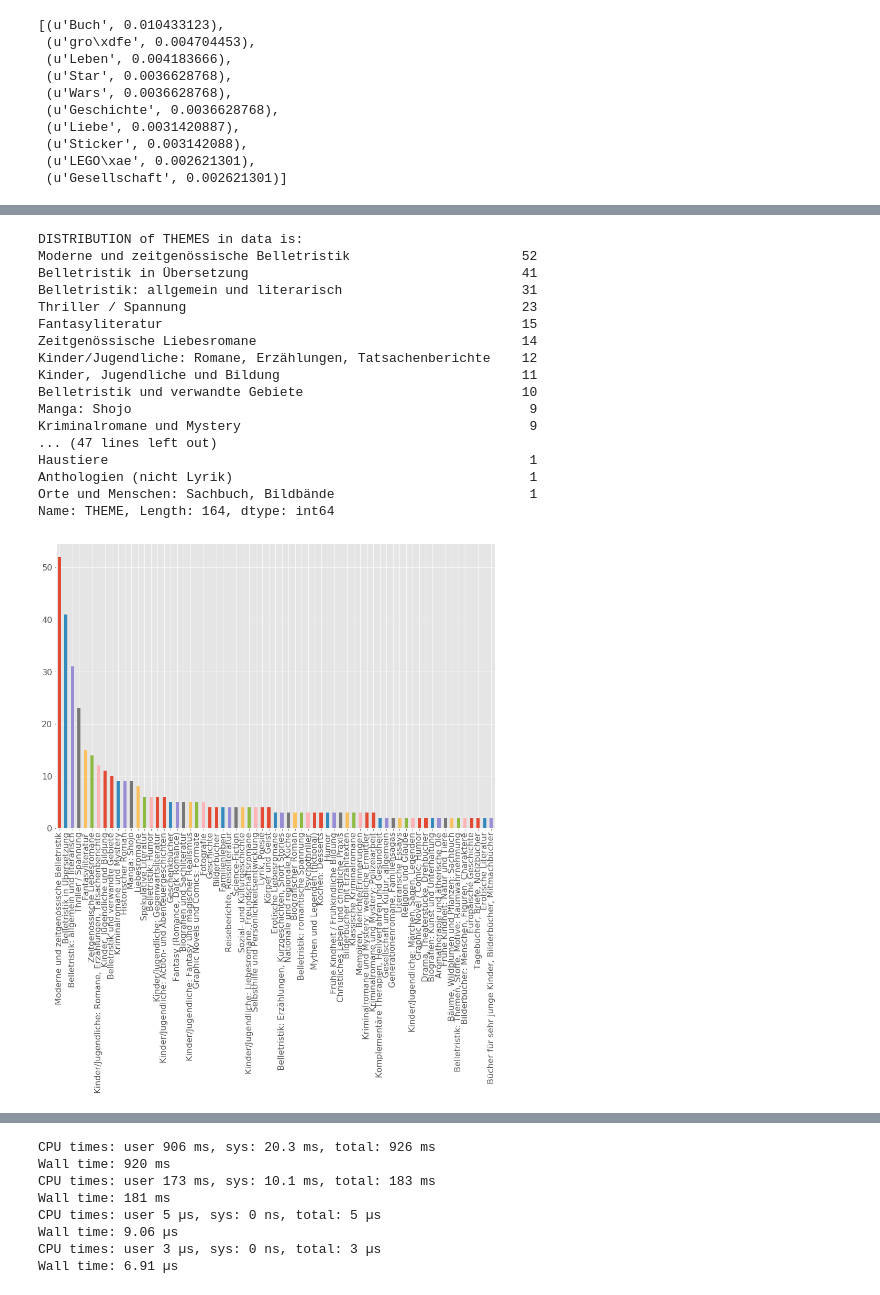
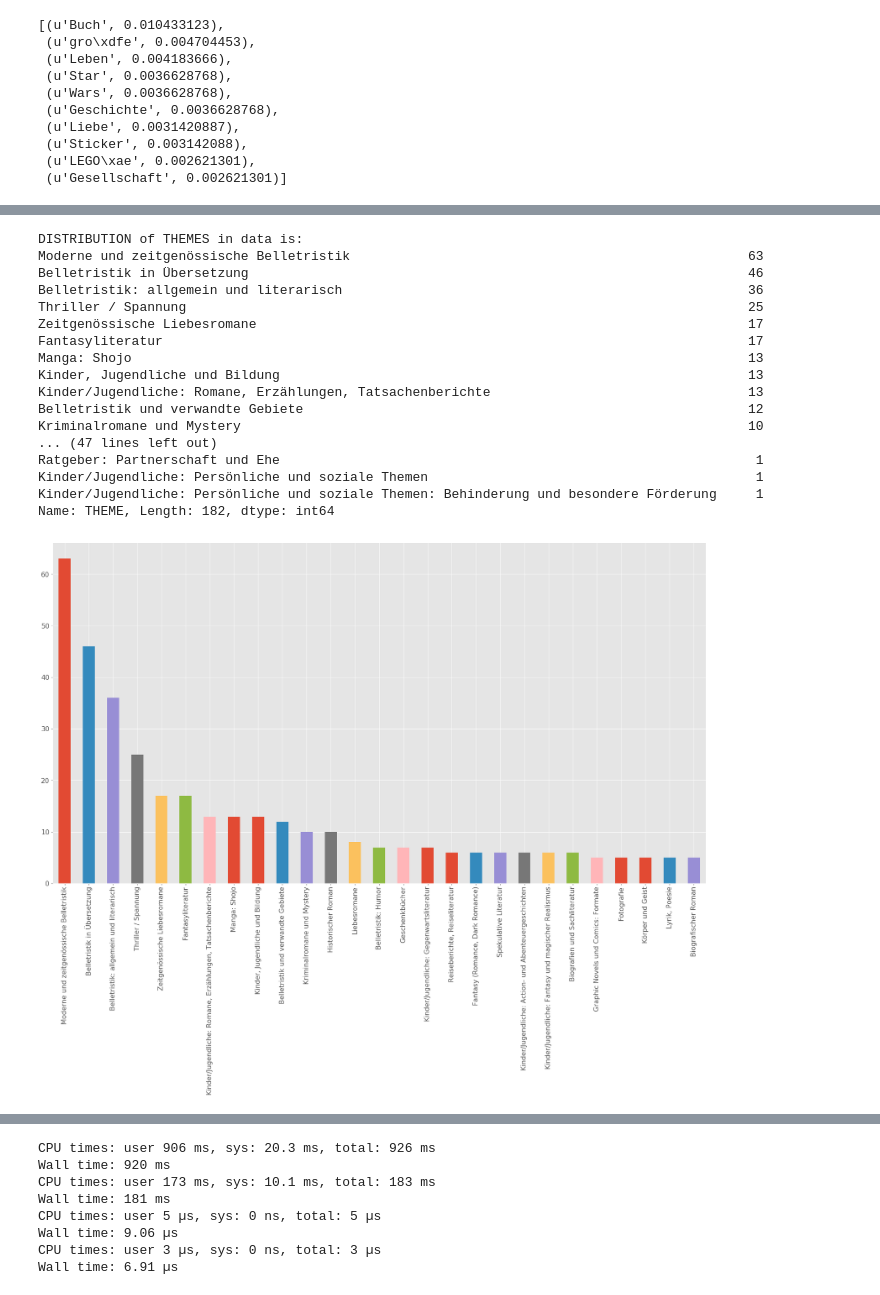
Before and after one commit to dupree/recommender_system, a Jupyter notebook: Thalia_dataProcessing.ipynb, the cells around one changed output, grey strips where cells are left out. Drawn from its saved outputs; the diff is of its cells as text; code cells hidden in the pictures.

```diff
--- a/Thalia_dataProcessing.ipynb
+++ b/Thalia_dataProcessing.ipynb
@@ -529,24 +522,15 @@ freq          138
 Name: CATEGORY, dtype: object
 [figure]
 # %%
-# data input and processing
+# taking data input and processing, reading first nrows ONLY
 train = pd.read_csv("/home/D072852/Thalia_data/thalia.csv", sep='|', nrows=30000)
-train = train.iloc[:, :-1]
-train.drop(train.columns[0], axis=1, inplace=True)
-print("Number of rows, columns in train dataset : ",train.shape)
-print train.columns
-# print train.head
-print train.dtypes
-train.head(2)
+train = dataPreprocess(train)
 
-print "Before removing the duplicates\n", train['ADDITIONALTEXT'].describe()
-# dropping the rows with duplicate values in Additional text field -
-train.drop_duplicates(subset='ADDITIONALTEXT', keep="first", inplace=True)
-print "AFTER removing the duplicates\n", train['ADDITIONALTEXT'].describe()
-# train['THEME'].describe()
-# print train['ADDITIONALTEXT'].nunique()
-# train['ADDITIONALTEXT']
-train.head(10)
+# trying some plotting of data wrt THEMES
+dataVisualise(train)
+# # print train['ADDITIONALTEXT'].nunique()
+
+print "----------------------------------------------------------------"
 
 train_text = train['ADDITIONALTEXT'].tolist()
 train_id = train['MATNR'].tolist()
@@ -570,9 +554,6 @@ for s in train_text:
 average_text_len = total_len/len(train_text)
 
 print "Average length of the documents in training corpus is", average_text_len
-
-# trying some plotting of data wrt THEMES
-dataVisualise(train)
 # %% [output]
 ('Number of rows, columns in train dataset : ', (30000, 10))
 Index([u'MATNR', u'ARTIDENTNO', u'ADDITIONALTEXT', u'RATING', u'RATINGTITEL',
@@ -937,34 +917,34 @@ beschaulichen kleinstadt münsterland eigentlich glück
 # %%
 # Exploring the data distribution in our train and test set
 # trying to filter out the long tail and keep only themes with count more than 3
 def data_explore(dataFrame, attribute, threshold):
     counts = dataFrame[attribute].value_counts()
     counts1 =  counts[counts >= 1]
     print "DISTRIBUTION of THEMES in data is:"
     print counts1
     plot_data_theme = dataFrame[dataFrame[attribute].isin(counts[counts >= threshold].index)]
-    plot_data_theme[attribute].value_counts().plot.bar(y=attribute, figsize=(15,10))
+    plot_data_theme[attribute].value_counts().plot.bar(y=attribute, figsize=(28,15))
 
-data_explore(train_data, "THEME", 2)
+data_explore(train, "THEME", 5)
 # %% [output]
 DISTRIBUTION of THEMES in data is:
-Moderne und zeitgenössische Belletristik                      52
-Belletristik in Übersetzung                                   41
-Belletristik: allgemein und literarisch                       31
-Thriller / Spannung                                           23
-Fantasyliteratur                                              15
-Zeitgenössische Liebesromane                                  14
-Kinder/Jugendliche: Romane, Erzählungen, Tatsachenberichte    12
-Kinder, Jugendliche und Bildung                               11
-Belletristik und verwandte Gebiete                            10
-Manga: Shojo                                                   9
-Kriminalromane und Mystery                                     9
+Moderne und zeitgenössische Belletristik                                                   63
+Belletristik in Übersetzung                                                                46
+Belletristik: allgemein und literarisch                                                    36
+Thriller / Spannung                                                                        25
+Zeitgenössische Liebesromane                                                               17
+Fantasyliteratur                                                                           17
+Manga: Shojo                                                                               13
+Kinder, Jugendliche und Bildung                                                            13
+Kinder/Jugendliche: Romane, Erzählungen, Tatsachenberichte                                 13
+Belletristik und verwandte Gebiete                                                         12
+Kriminalromane und Mystery                                                                 10
 ... (47 lines left out)
-Haustiere                                                      1
-Anthologien (nicht Lyrik)                                      1
-Orte und Menschen: Sachbuch, Bildbände                         1
-Name: THEME, Length: 164, dtype: int64
+Ratgeber: Partnerschaft und Ehe                                                             1
+Kinder/Jugendliche: Persönliche und soziale Themen                                          1
+Kinder/Jugendliche: Persönliche und soziale Themen: Behinderung und besondere Förderung     1
+Name: THEME, Length: 182, dtype: int64
-[figure, old version]
+[figure, new version]
 # %%
 # Exploring the data distribution in our train and test set
 # trying to filter out the long tail and keep only themes with count more than 3
```
Also changed, not shown: parts of 24 cells of this notebook.
